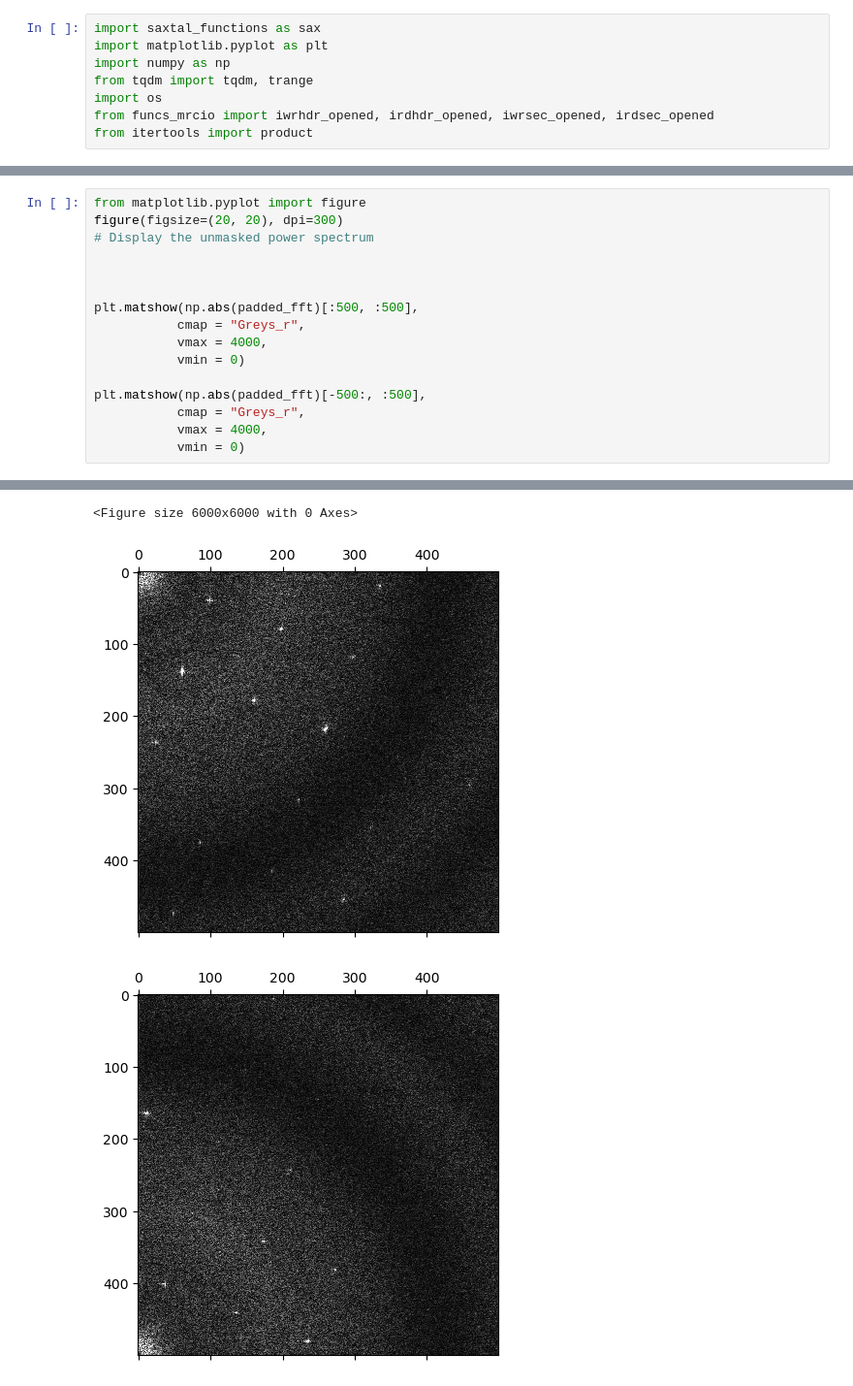
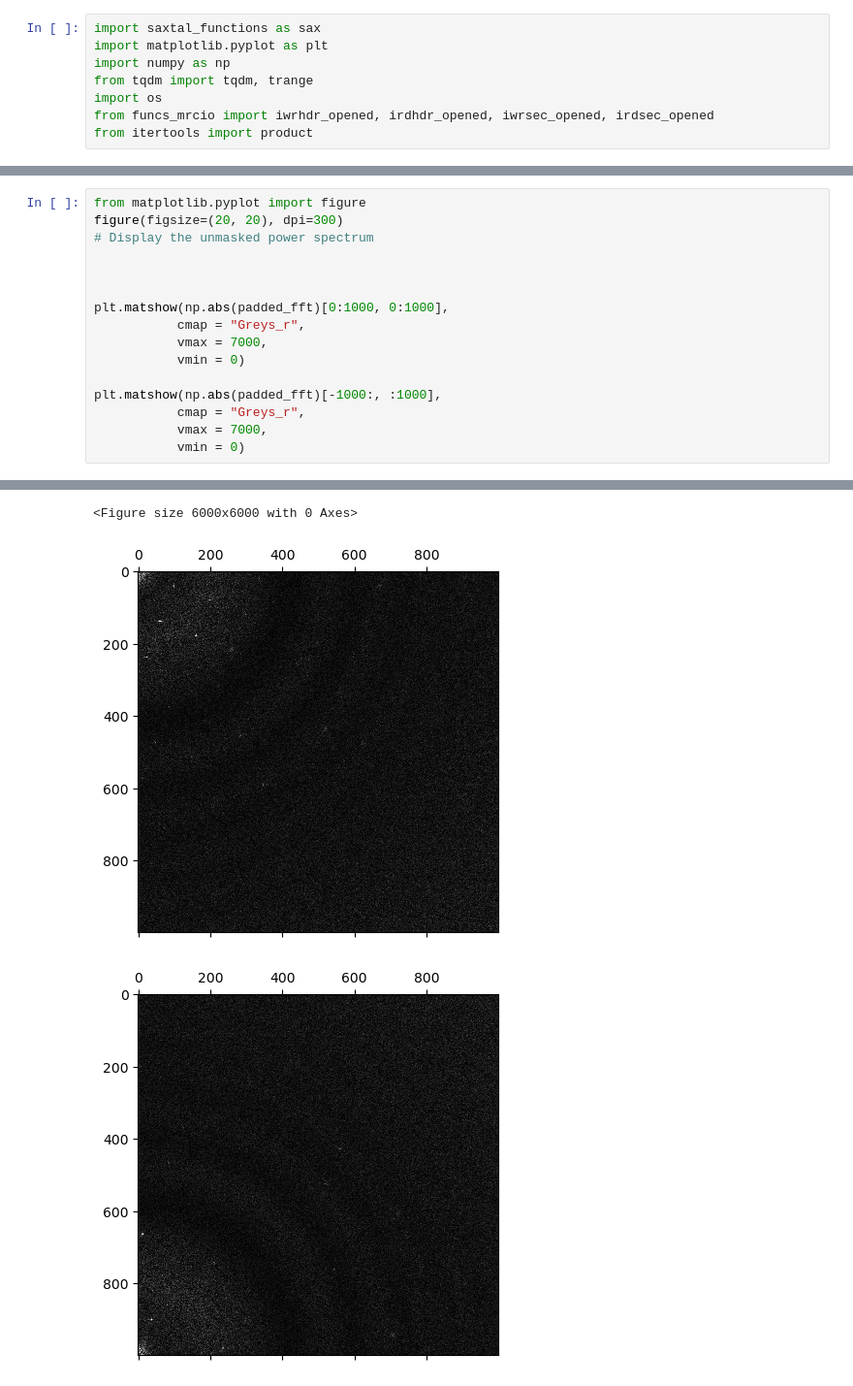
Before and after one commit to r-karimi/saxtal, a Jupyter notebook: troubleshoot_incomplete_masking.ipynb, the cells around one changed output, grey strips where cells are left out. Shown at 97% size. Cells and saved outputs as stored; diff of their text form.

```diff
--- a/troubleshoot_incomplete_masking.ipynb
+++ b/troubleshoot_incomplete_masking.ipynb
@@ -314,24 +162,24 @@ Lattice has less than 8 candidate basis vectors during first pass. Terminating f
 # %%
 from matplotlib.pyplot import figure
 figure(figsize=(20, 20), dpi=300)
 # Display the unmasked power spectrum
 
 
 
-plt.matshow(np.abs(padded_fft)[:500, :500],
+plt.matshow(np.abs(padded_fft)[0:1000, 0:1000],
            cmap = "Greys_r",
-           vmax = 4000,
+           vmax = 7000,
            vmin = 0)
 
-plt.matshow(np.abs(padded_fft)[-500:, :500],
+plt.matshow(np.abs(padded_fft)[-1000:, :1000],
            cmap = "Greys_r",
-           vmax = 4000,
+           vmax = 7000,
            vmin = 0)
 # %% [output]
 <matplotlib.image.AxesImage at 0x...>
 <Figure size 6000x6000 with 0 Axes>
-[figure, old version]
+[figure, new version]
-[figure, old version]
+[figure, new version]
 # %%
 # Display the masked power spectrum
 
```
Also changed, not shown: parts of 13 cells of this notebook, 3 other files.
